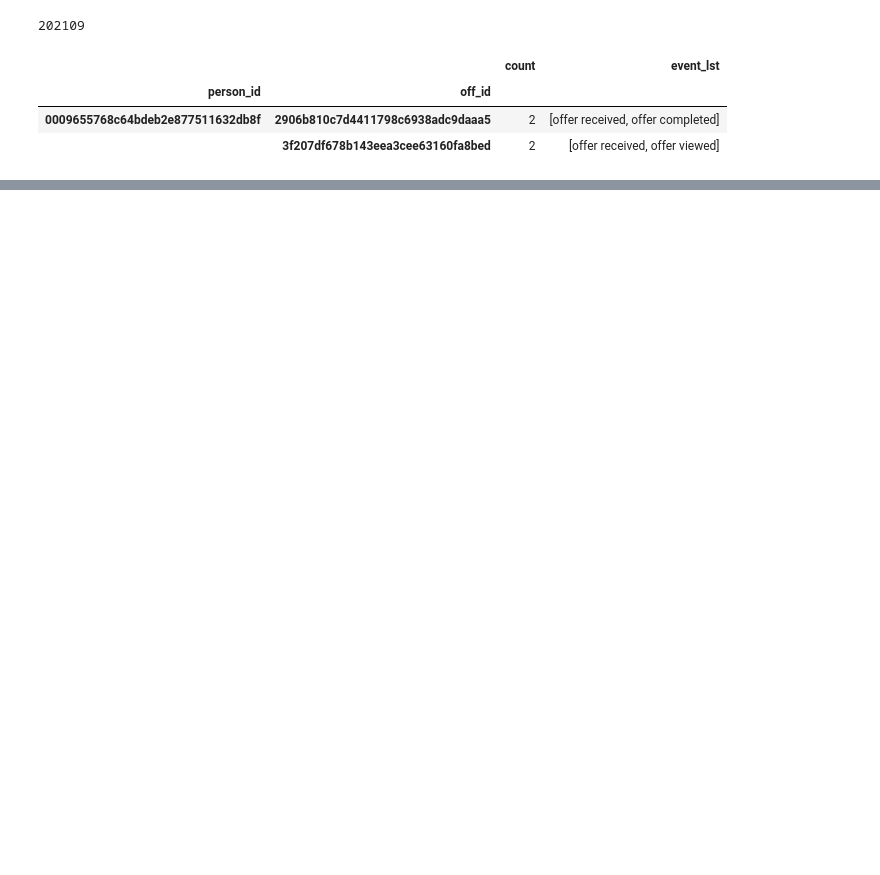
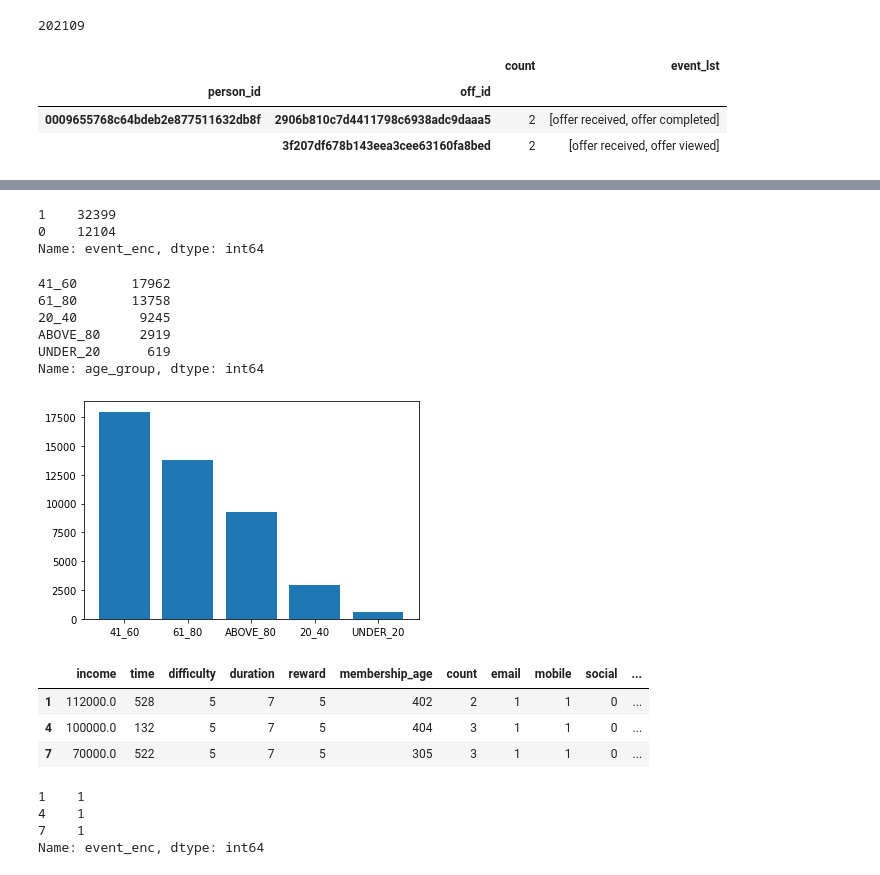
Before and after one commit to schatterjeecs/capst_recomendation, a Jupyter notebook: Starbucks_Capstone_notebook.ipynb, the cells around one changed output, grey strips where cells are left out. Drawn from its saved outputs; the diff is of its cells as text; code cells hidden in the pictures; blank space fills up the shorter version.

```diff
--- a/Starbucks_Capstone_notebook.ipynb
+++ b/Starbucks_Capstone_notebook.ipynb
@@ -340,0 +302,2 @@ df_offer_final.groupby(['person_id','off_id'])['event'].agg(list)
+# %%
+df_completed = df_final[df_final['event']=='offer completed']
@@ -340,0 +313,2 @@ df_offer_final.groupby(['person_id','off_id'])['event'].agg(list)
+# %%
+df = df_final[~df_final['person_id'].isin(df_completed['person_id'].values)]
@@ -340,0 +350,9 @@ df_offer_final.groupby(['person_id','off_id'])['event'].agg(list)
+# %%
+df_received = df[df['event'] == 'offer received']
+# %%
+df = df_completed.append(df_received)
+df = df.join(df.channels.str.join('|').str.get_dummies())
+df = df.join(df.offer_type.str.get_dummies())
+df = df.join(df.age_group.str.get_dummies())
+df = df.join(df.gender.str.get_dummies())
+df['event_enc'] = df['event'].map({'offer received':0, 'offer completed':1})
@@ -341,3 +366,9 @@ df_offer_final.groupby(['person_id','off_id'])['event'].agg(list)
+# %%
+df['event_enc'].value_counts()
+# %% [output]
+1    32399
+0    12104
+Name: event_enc, dtype: int64
 # %%
 %matplotlib inline
 import matplotlib.pyplot as plt
@@ -348,0 +375,14 @@ X = df_offer_final[['age', 'gender', 'income', 'time']]
+# %%
+df['age_group'].value_counts()
+# %% [output]
+41_60       17962
+61_80       13758
+20_40        9245
+ABOVE_80     2919
+UNDER_20      619
+Name: age_group, dtype: int64
+# %%
+plt.bar(df['age_group'].unique(), df['age_group'].value_counts())
+plt.show()
+# %% [output]
+[figure, added]
@@ -348,0 +393,14 @@ X = df_offer_final[['age', 'gender', 'income', 'time']]
+# %%
+X.head(3)
+# %% [output]
+|  | income | time | difficulty | duration | reward | membership_age | count | email | mobile | social | ... |
+| 1 | 112000.0 | 528 | 5 | 7 | 5 | 402 | 2 | 1 | 1 | 0 | ... |
+| 4 | 100000.0 | 132 | 5 | 7 | 5 | 404 | 3 | 1 | 1 | 0 | ... |
+| 7 | 70000.0 | 522 | 5 | 7 | 5 | 305 | 3 | 1 | 1 | 0 | ... |
+# %%
+y.head(3)
+# %% [output]
+1    1
+4    1
+7    1
+Name: event_enc, dtype: int64
```
Also changed, not shown: parts of 45 cells of this notebook.
